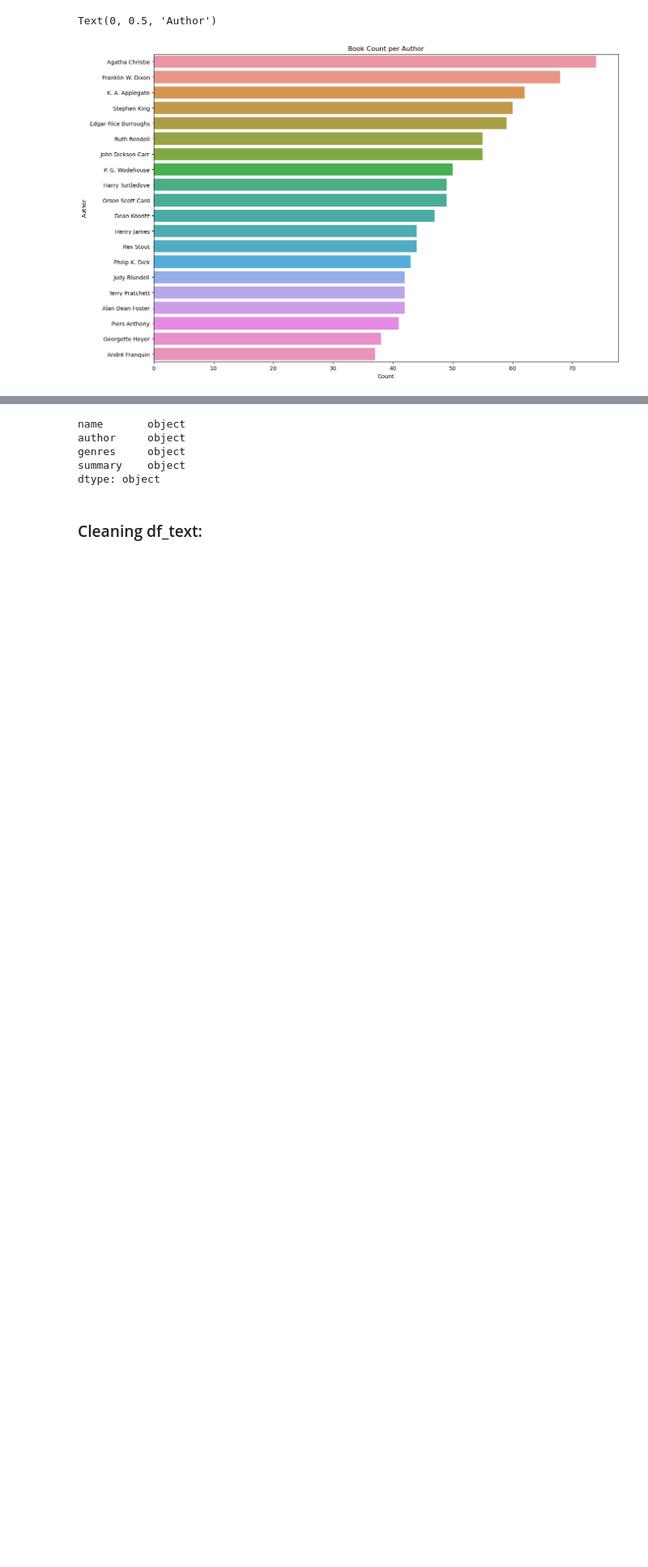
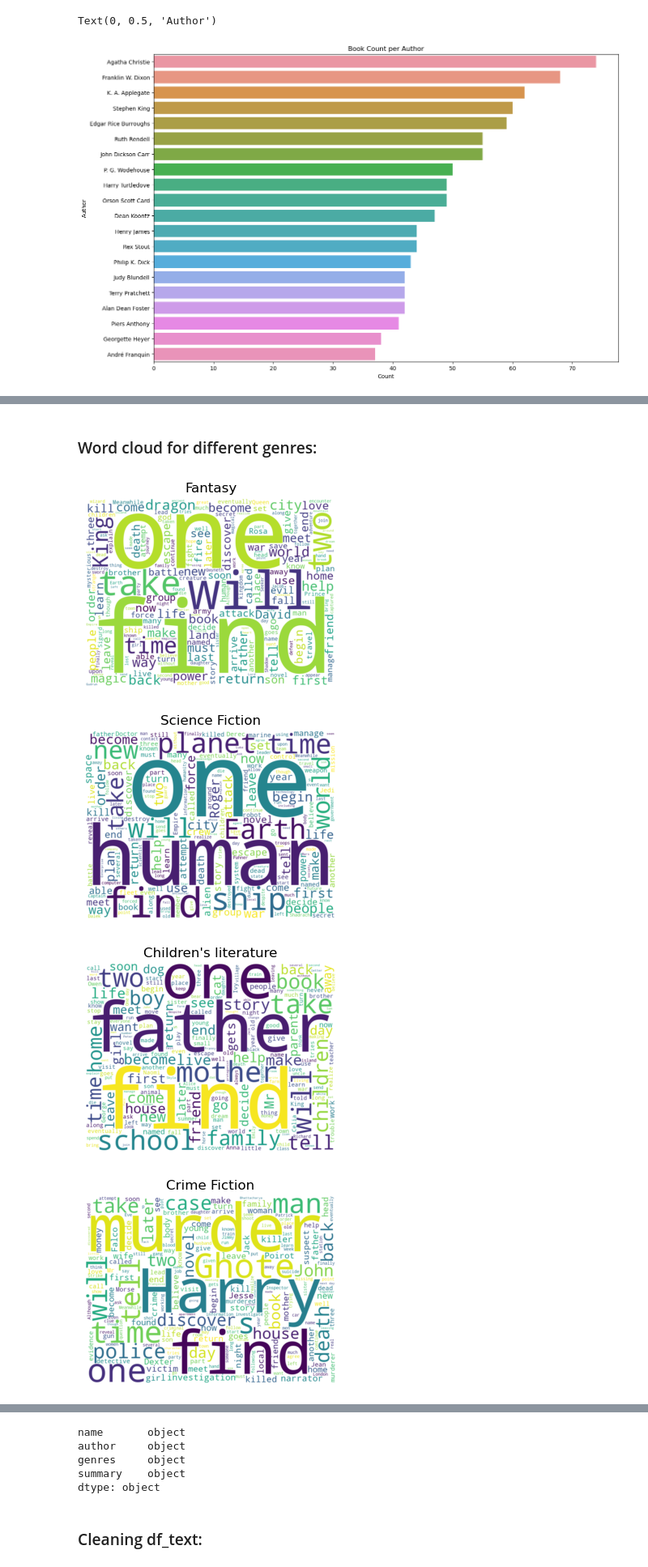
Before and after one commit to SRDsara/Book-Summarizer, a Jupyter notebook: book.ipynb, the cells around one changed output, grey strips where cells are left out. Shown at 81% size. Drawn from its saved outputs; the diff is of its cells as text; code cells hidden in the pictures; blank space fills up the shorter version.

```diff
--- a/book.ipynb
+++ b/book.ipynb
@@ -201,9 +205,0 @@ Text(0, 0.5, 'Author')
-# %%
-for genre in ["Fantasy", "Science Fiction", "Children's literature", "Crime Fiction", "Historical novel"]:
-    text = ' '.join(df.loc[df["genres"]==genre]["summary"])
-    wordcloud = WordCloud(width=500, height=200, background_color='white').generate(text)
-    plt.figure(figsize=(8, 5))
-    plt.imshow(wordcloud, interpolation='bilinear')
-    plt.axis('off')
-    plt.title(genre)
-    plt.show()
@@ -215,0 +206,16 @@ for genre in ["Fantasy", "Science Fiction", "Children's literature", "Crime Fict
+# %% [markdown]
+### Word cloud for different genres:
+# %%
+for genre in ["Fantasy", "Science Fiction", "Children's literature", "Crime Fiction", "Historical novel"]:
+    text = ' '.join(df.loc[df["genres"]==genre]["summary"])
+    wordcloud = WordCloud(width=800, height=600, background_color='white').generate(text)
+    plt.figure(figsize=(5, 3))
+    plt.imshow(wordcloud, interpolation='bilinear')
+    plt.axis('off')
+    plt.title(genre)
+    plt.show()
+# %% [output]
+[figure, added]
+[figure, added]
+[figure, added]
+[figure, added]
```
Also changed, not shown: parts of 46 cells of this notebook.
